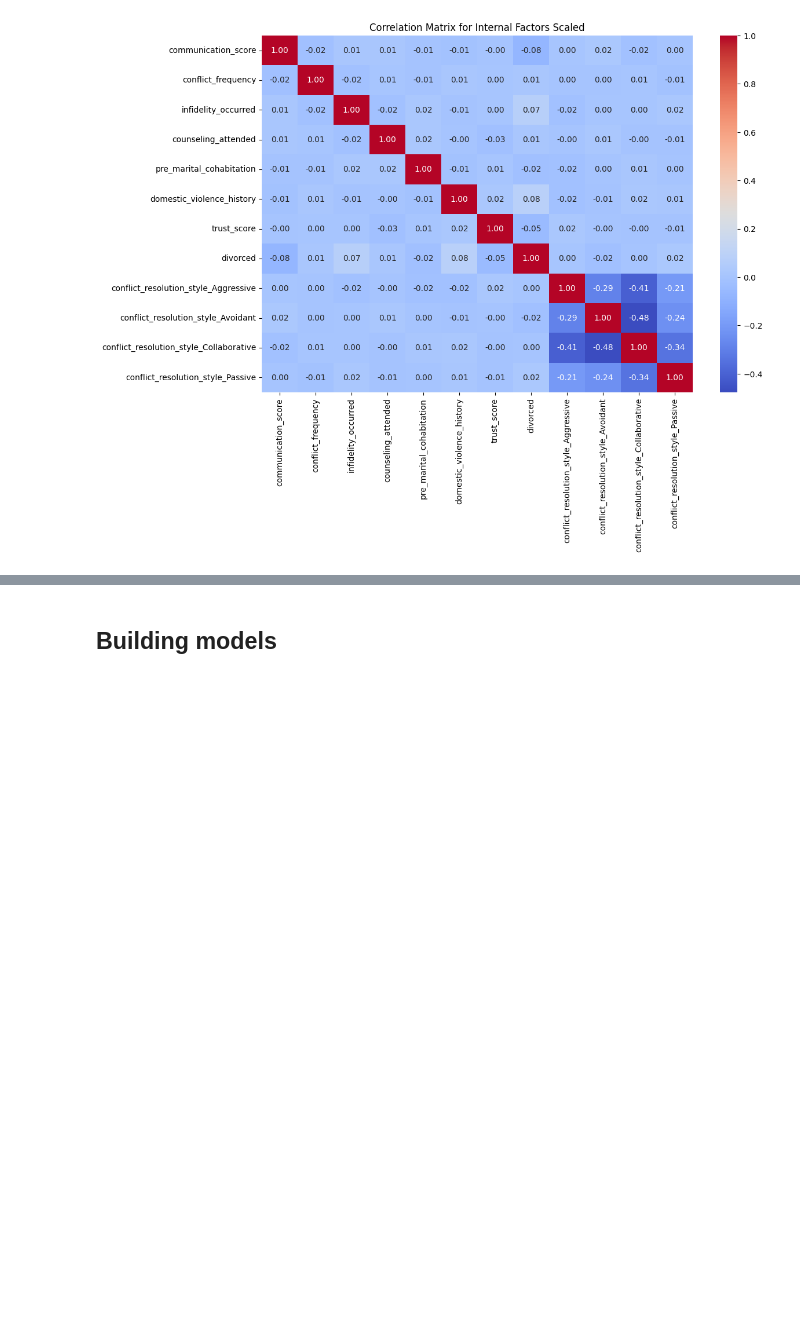
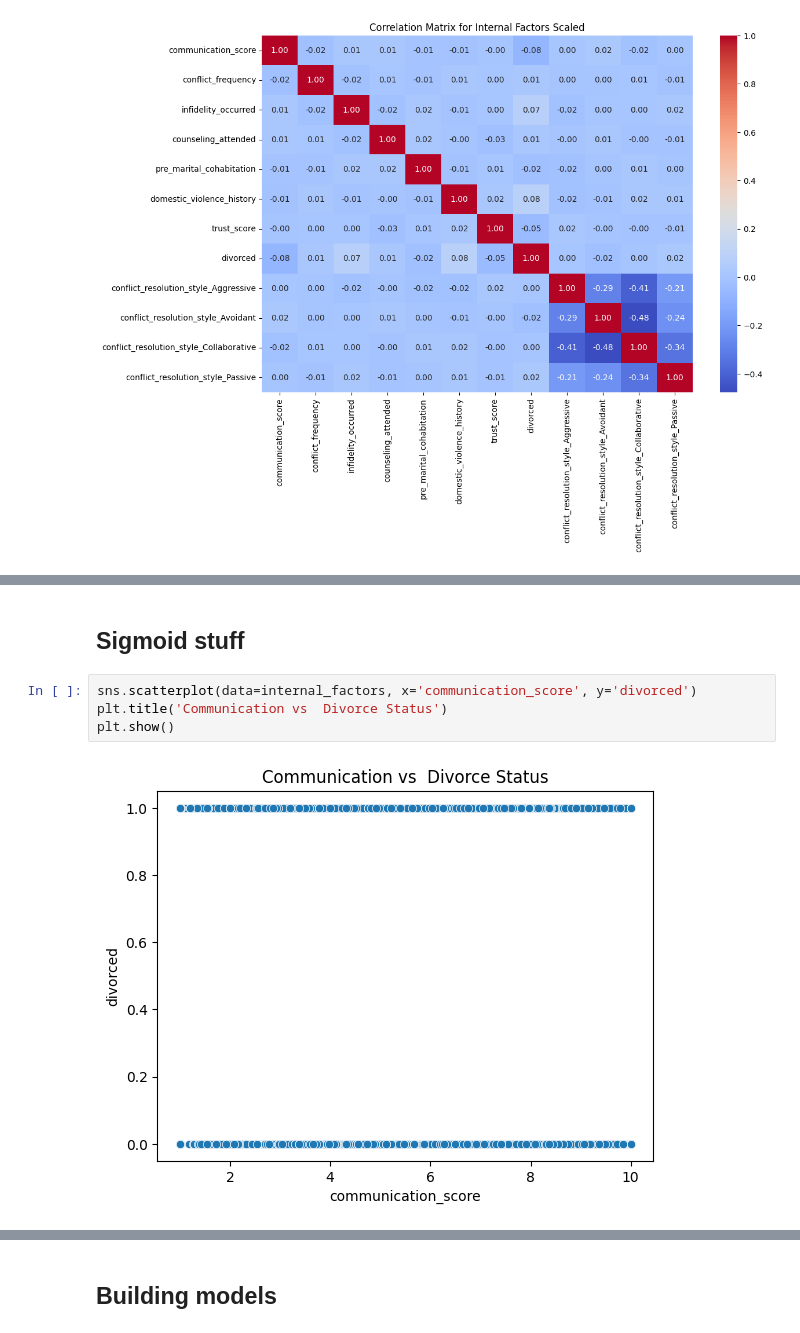
Before and after one commit to rowandama/Divorce-Summative, a Jupyter notebook: evie_test.ipynb, the cells around one changed output, grey strips where cells are left out. Drawn from its saved outputs; the diff is of its cells as text; blank space fills up the shorter version.

```diff
--- a/evie_test.ipynb
+++ b/evie_test.ipynb
@@ -176,0 +222,8 @@ plt.show()
+# %% [markdown]
+## Sigmoid stuff
+# %%
+sns.scatterplot(data=internal_factors, x='communication_score', y='divorced')
+plt.title('Communication vs  Divorce Status')
+plt.show()
+# %% [output]
+[figure, added]
```
Also changed, not shown: parts of 34 cells of this notebook.
